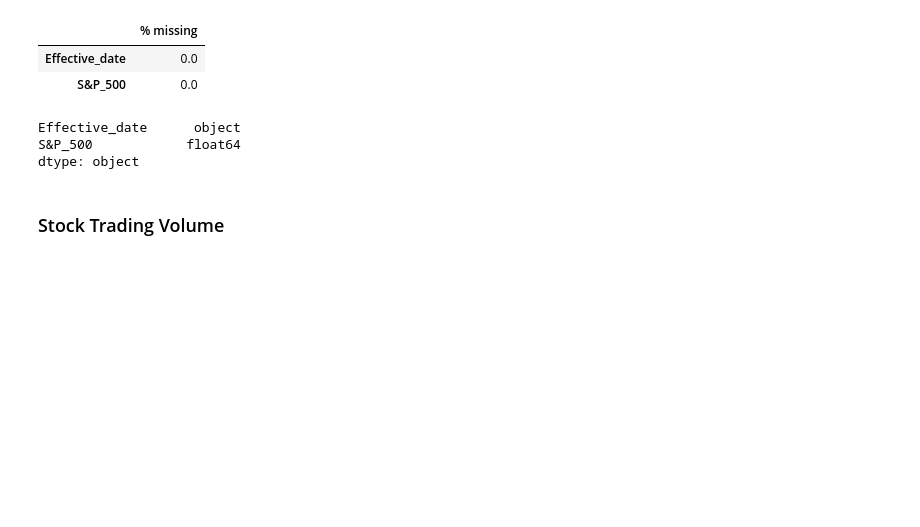
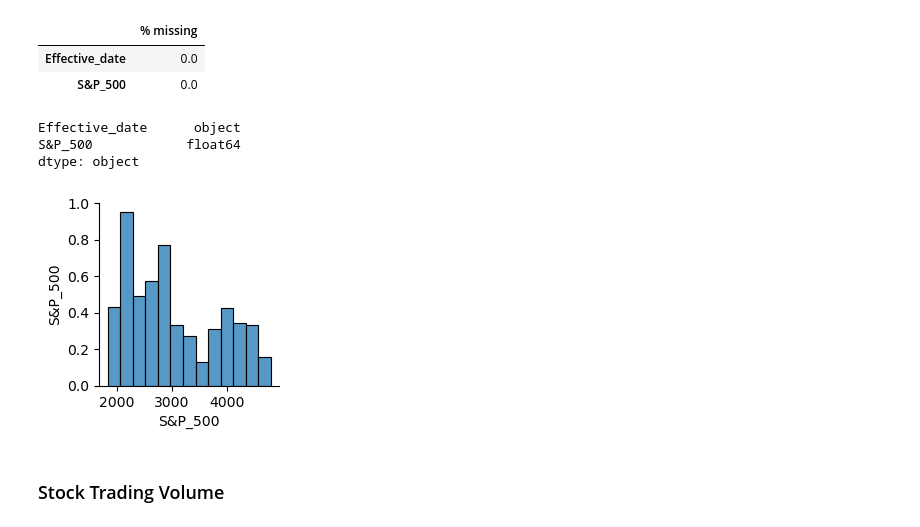
Before and after one commit to mab923/finalteamproject, a Jupyter notebook: Load_Data.ipynb, the cells around one changed output. Cells and saved outputs as stored; diff of their text form; code cells hidden in the pictures; blank space fills up the shorter version.

```diff
--- a/Load_Data.ipynb
+++ b/Load_Data.ipynb
@@ -224,6 +224,11 @@ print(sp500_ret.dtypes)
 Effective_date      object
 S&P_500            float64
 dtype: object
+# %%
+sns.pairplot(sp500_ret)
+plt.show()
+# %% [output]
+[figure, added]
 # %% [markdown]
 ### Stock Trading Volume
 # %%
```
Also changed, not shown: parts of 3 cells of this notebook.
